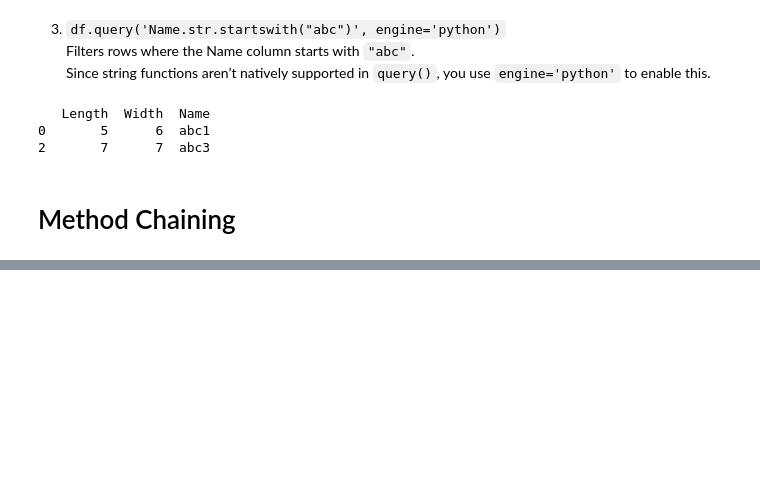
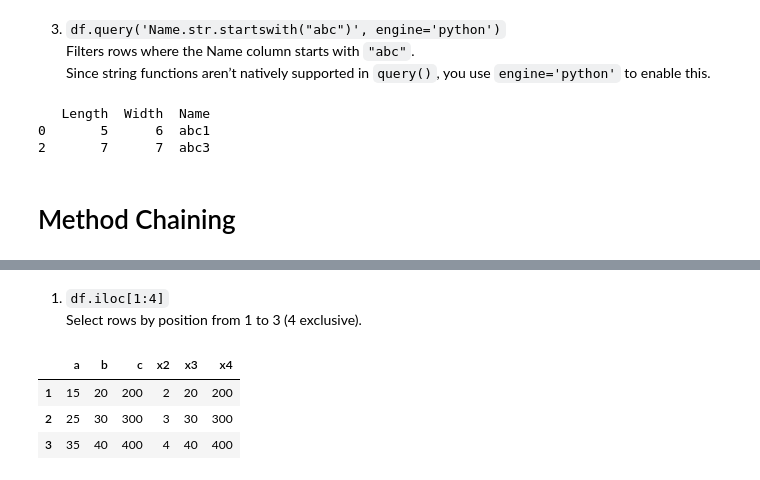
Before and after one commit to abdullahalasif25/My-Notes, a Jupyter notebook: Pandas.ipynb, the cells around one changed output, grey strips where cells are left out. Saved outputs shown, nothing was run; the diff lists cells and outputs as text; code cells hidden in the pictures; blank space fills up the shorter version.

```diff
--- a/Pandas.ipynb
+++ b/Pandas.ipynb
@@ -635,0 +692,10 @@ print(filtered_df)
+# %% [markdown]
+1. `df.iloc[1:4]`
+Select rows by position from 1 to 3 (4 exclusive).
+# %%
+df.iloc[1:4]  # rows 1, 2, 3
+# %% [output]
+|  | a | b | c | x2 | x3 | x4 |
+| 1 | 15 | 20 | 200 | 2 | 20 | 200 |
+| 2 | 25 | 30 | 300 | 3 | 30 | 300 |
+| 3 | 35 | 40 | 400 | 4 | 40 | 400 |
```
Also changed, not shown: parts of 15 cells of this notebook.
